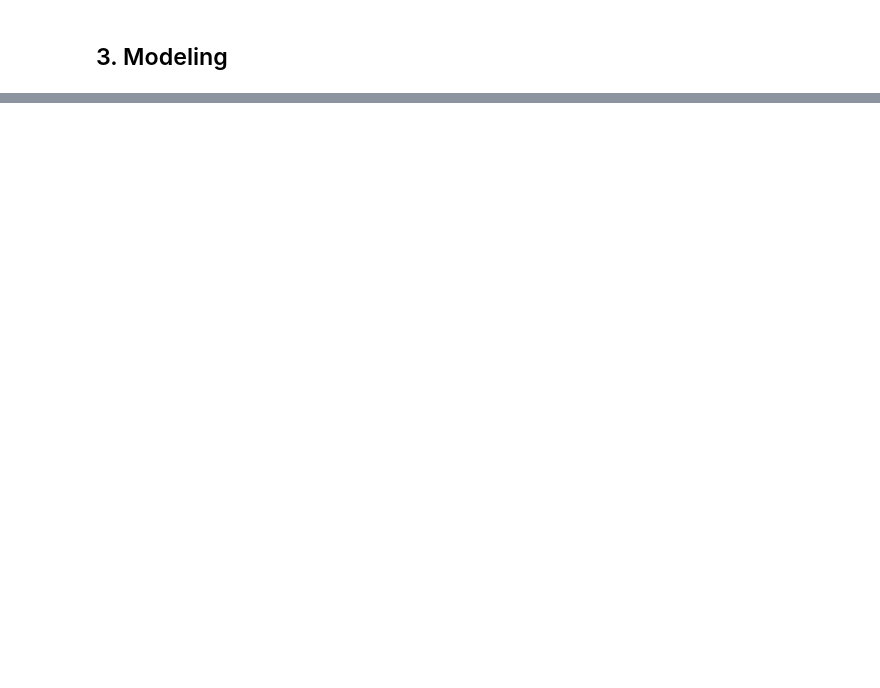
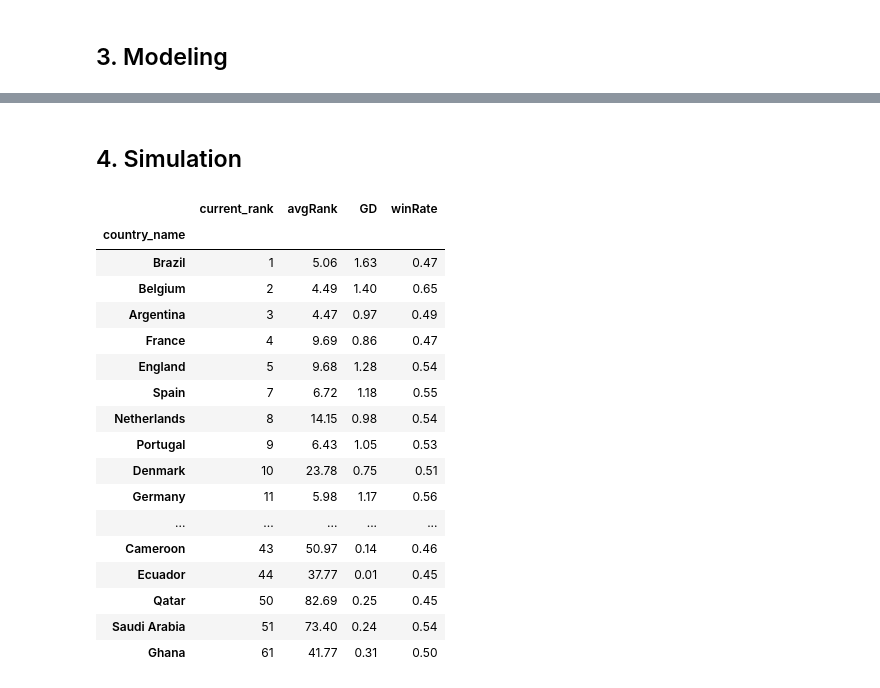
Before and after one commit to jfloww/2022WorldCupWinner, a Jupyter notebook: worldCup2022.ipynb, the cells around one changed output, grey strips where cells are left out. Cells and saved outputs as stored; diff of their text form; code cells hidden in the pictures; blank space fills up the shorter version.

Commit message:
Fourth Draft
Started Simulation

```diff
--- a/worldCup2022.ipynb
+++ b/worldCup2022.ipynb
@@ -221,0 +340,23 @@ ValueError: Found input variables with inconsistent numbers of samples: [32, 315
+# %% [markdown]
+## 4. Simulation
+# %%
+wc_score.set_index('country_name')
+# %% [output]
+|  | current_rank | avgRank | GD | winRate |
+| country_name |  |  |  |  |
+| Brazil | 1 | 5.06 | 1.63 | 0.47 |
+| Belgium | 2 | 4.49 | 1.40 | 0.65 |
+| Argentina | 3 | 4.47 | 0.97 | 0.49 |
+| France | 4 | 9.69 | 0.86 | 0.47 |
+| England | 5 | 9.68 | 1.28 | 0.54 |
+| Spain | 7 | 6.72 | 1.18 | 0.55 |
+| Netherlands | 8 | 14.15 | 0.98 | 0.54 |
+| Portugal | 9 | 6.43 | 1.05 | 0.53 |
+| Denmark | 10 | 23.78 | 0.75 | 0.51 |
+| Germany | 11 | 5.98 | 1.17 | 0.56 |
+| ... | ... | ... | ... | ... |
+| Cameroon | 43 | 50.97 | 0.14 | 0.46 |
+| Ecuador | 44 | 37.77 | 0.01 | 0.45 |
+| Qatar | 50 | 82.69 | 0.25 | 0.45 |
+| Saudi Arabia | 51 | 73.40 | 0.24 | 0.54 |
+| Ghana | 61 | 41.77 | 0.31 | 0.50 |
```
Also changed, not shown: parts of 25 cells of this notebook.
